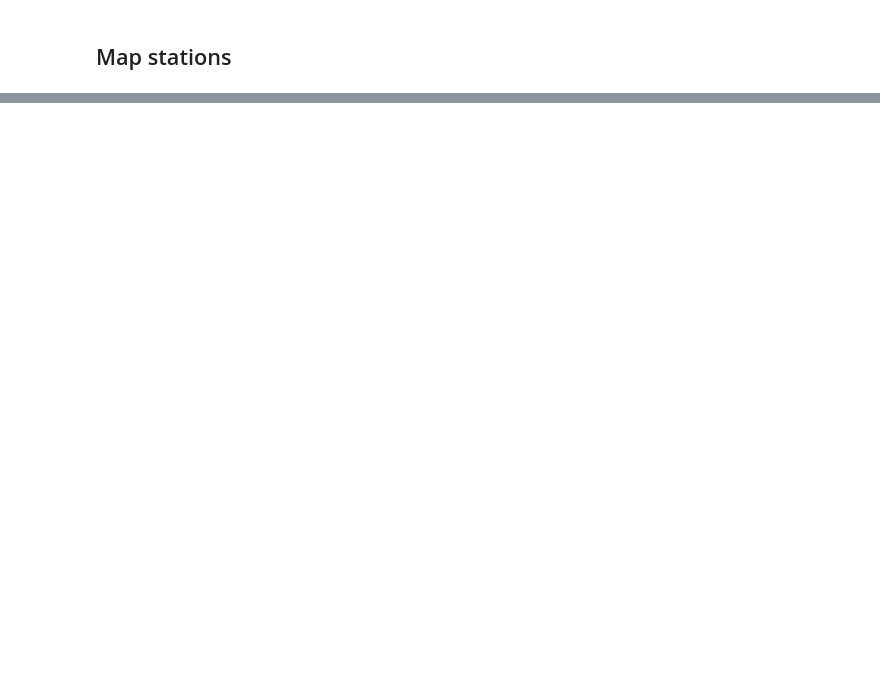
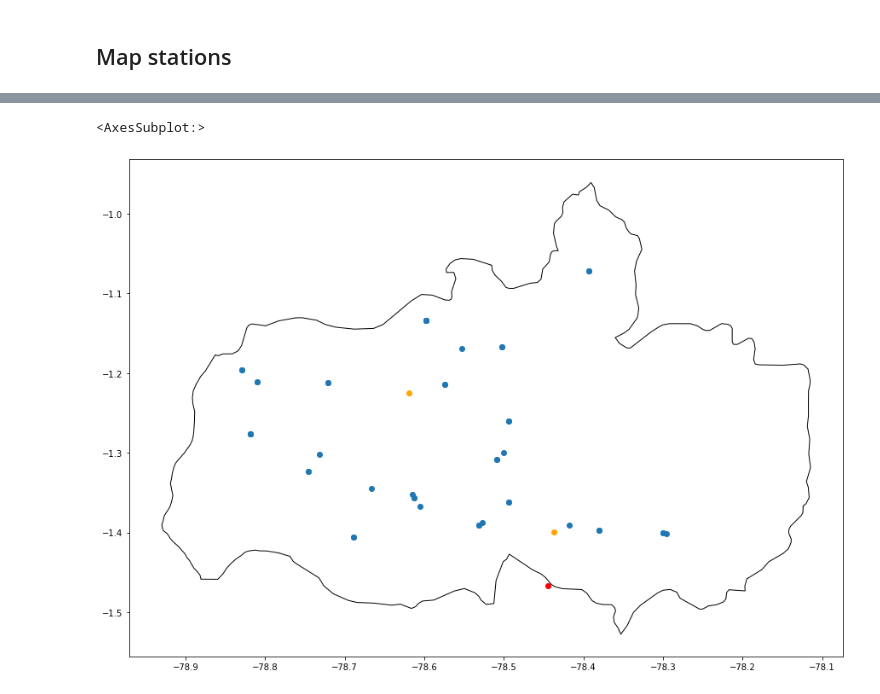
Before and after one commit to tamaramegan/frost_prediction_ml, a Jupyter notebook: Map.ipynb, the cells around one changed output, grey strips where cells are left out. Cells and saved outputs as stored; diff of their text form; code cells hidden in the pictures; blank space fills up the shorter version.

```diff
--- a/Map.ipynb
+++ b/Map.ipynb
@@ -116,0 +106,13 @@ df[df.nombre.str.match('^[Bb][Aa][Ññ][Oo][Ss]')].drop(columns ='parametros_med
+# %%
+### Más capas
+### Volcanoes
+zipfile ='zip:///Users/tamarahuete/Documents/Github_repos/TFM21/data/Map/volcanes.zip'
+vol = gpd.read_file(zipfile)
+
+## Provinces
+zipfile ='zip:///Users/tamarahuete/Documents/Github_repos/TFM21/data/Map/provincias.zip'
+prov = gpd.read_file(zipfile)
+
+## Cities
+zipfile ='zip:///Users/tamarahuete/Documents/Github_repos/TFM21/data/Map/ciudades.zip'
+cit = gpd.read_file(zipfile)
@@ -116,0 +128,8 @@ df[df.nombre.str.match('^[Bb][Aa][Ññ][Oo][Ss]')].drop(columns ='parametros_med
+# %%
+tung = prov[prov['Id'] == '000020']
+tung = tung.set_crs(epsg=4326)
+vol = vol.set_crs(epsg=4326)
+cit = cit.set_crs(epsg =4326)
+# %%
+vol_tung = gpd.clip(vol,tung)
+cit_tung = gpd.clip(cit, tung)
@@ -116,0 +156,12 @@ df[df.nombre.str.match('^[Bb][Aa][Ññ][Oo][Ss]')].drop(columns ='parametros_med
+# %%
+fig, ax = plt.subplots(figsize=(15,15))
+ax.set_aspect('equal')
+#Ec.plot(ax=ax, color='white', edgecolor='black')
+#prov.plot(ax=ax,color='white', edgecolor='black')
+tung.plot(ax=ax, color='white', edgecolor='black', legend=True)
+gdf4326.plot(ax=ax)
+vol[vol['Id']== 'Volcán Tungurahua'].plot(ax=ax, color ='red')
+cit_tung.plot(ax=ax, color = 'orange')
+# %% [output]
+<AxesSubplot:>
+[figure, added]
```
Also changed, not shown: parts of 21 cells of this notebook, 5 other files.
